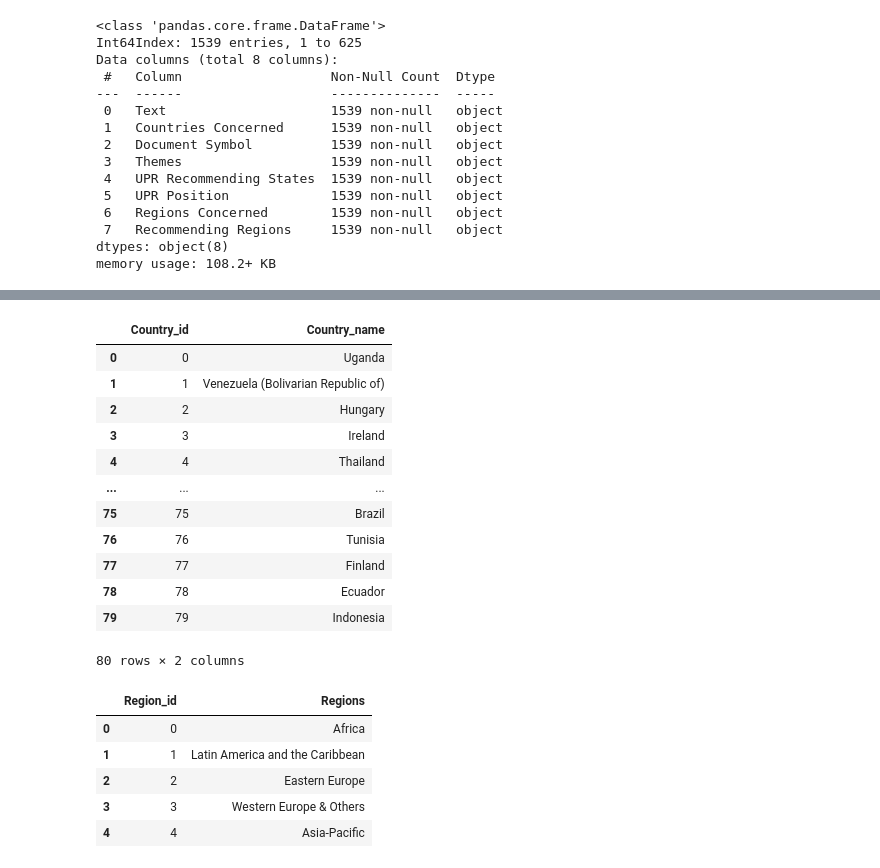
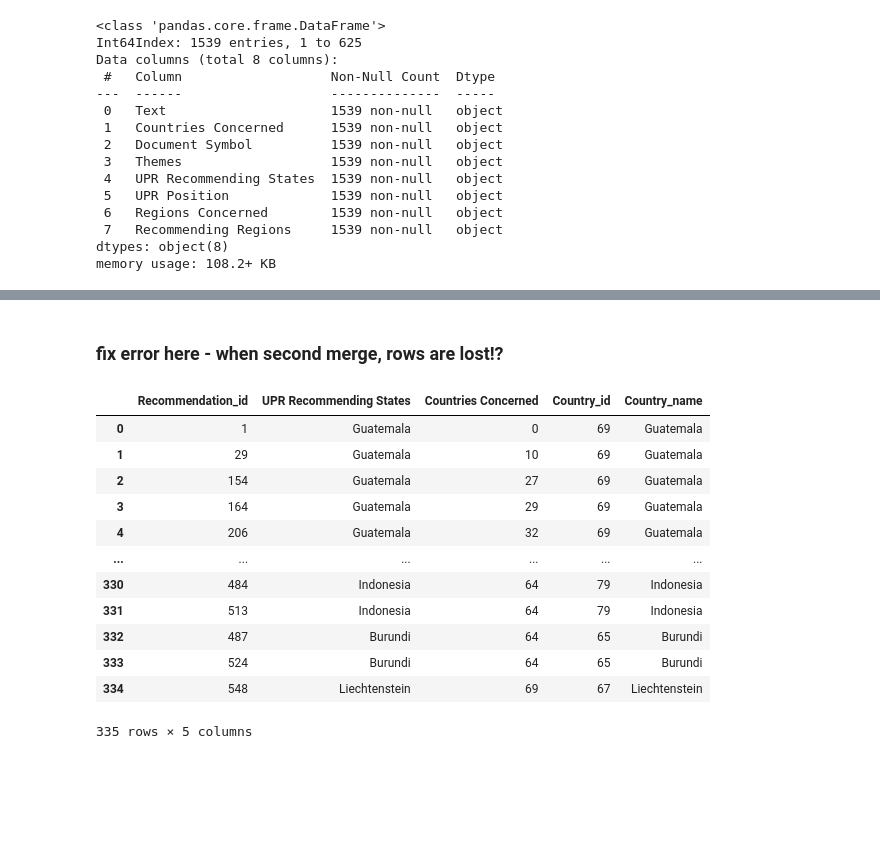
Before and after one commit to jandemeskel/UN-project, a Jupyter notebook: Ingestion.ipynb, the cells around one changed output, grey strips where cells are left out. Drawn from its saved outputs; the diff is of its cells as text; code cells hidden in the pictures; blank space fills up the shorter version.

Commit message:
Almost fully normalised - merge error & region ID

```diff
--- a/Ingestion.ipynb
+++ b/Ingestion.ipynb
@@ -175,18 +159,3 @@ Country_to_recommendations
 Countries_df = pd.DataFrame(df4['Countries Concerned'].unique(), columns=['Country_name'])
 Countries_df.index = Countries_df.index.set_names(['Country_id'])
 Countries_df = Countries_df.reset_index(level=0)
-Countries_df
-# %% [output]
-|  | Country_id | Country_name |
-| 0 | 0 | Uganda |
-| 1 | 1 | Venezuela (Bolivarian Republic of) |
-| 2 | 2 | Hungary |
-| 3 | 3 | Ireland |
-| 4 | 4 | Thailand |
-| ... | ... | ... |
-| 75 | 75 | Brazil |
-| 76 | 76 | Tunisia |
-| 77 | 77 | Finland |
-| 78 | 78 | Ecuador |
-| 79 | 79 | Indonesia |
-80 rows × 2 columns
@@ -193,15 +166,29 @@ Countries_df
+# %% [markdown]
+### fix error here - when second merge, rows are lost!?
+# %%
+Country_to_recommendations = Country_to_recommendations.merge(Countries_df, left_on='Countries Concerned', right_on='Country_name')
+Country_to_recommendations = Country_to_recommendations.drop(columns=['Countries Concerned','Country_name']).rename(columns={"Country_id": "Countries Concerned"})
+# Country_to_recommendations = Country_to_recommendations.merge(Countries_df, left_on='UPR Recommending States', right_on='Country_name')
+# Country_to_recommendations = Country_to_recommendations.drop(columns=['UPR Recommending States','Country_name']).rename(columns={"Country_id": "UPR Recommending States"})
+Country_to_recommendations
+# %% [output]
+|  | Recommendation_id | UPR Recommending States | Countries Concerned | Country_id | Country_name |
+| 0 | 1 | Guatemala | 0 | 69 | Guatemala |
+| 1 | 29 | Guatemala | 10 | 69 | Guatemala |
+| 2 | 154 | Guatemala | 27 | 69 | Guatemala |
+| 3 | 164 | Guatemala | 29 | 69 | Guatemala |
+| 4 | 206 | Guatemala | 32 | 69 | Guatemala |
+| ... | ... | ... | ... | ... | ... |
+| 330 | 484 | Indonesia | 64 | 79 | Indonesia |
+| 331 | 513 | Indonesia | 64 | 79 | Indonesia |
+| 332 | 487 | Burundi | 64 | 65 | Burundi |
+| 333 | 524 | Burundi | 64 | 65 | Burundi |
+| 334 | 548 | Liechtenstein | 69 | 67 | Liechtenstein |
+335 rows × 5 columns
 # %%
 Regions_df = pd.DataFrame(df4['Regions Concerned'].unique(), columns=['Regions'])
 Regions_df.index = Regions_df.index.set_names(['Region_id'])
 Regions_df = Regions_df.reset_index(level=0)
-Regions_df
-# %% [output]
-|  | Region_id | Regions |
-| 0 | 0 | Africa |
-| 1 | 1 | Latin America and the Caribbean |
-| 2 | 2 | Eastern Europe |
-| 3 | 3 | Western Europe & Others |
-| 4 | 4 | Asia-Pacific |
 # %%
 Recommendation_to_theme = df4[['Themes']]
 Recommendation_to_theme.index = Recommendation_to_theme.index.set_names(['Recommendation_id'])
```
Also changed, not shown: parts of 13 cells of this notebook.
